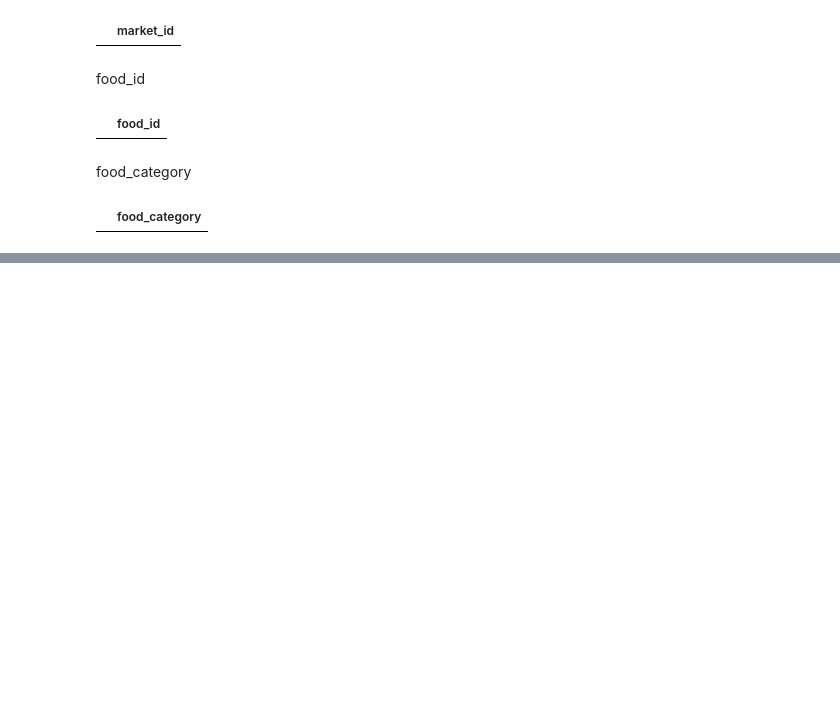
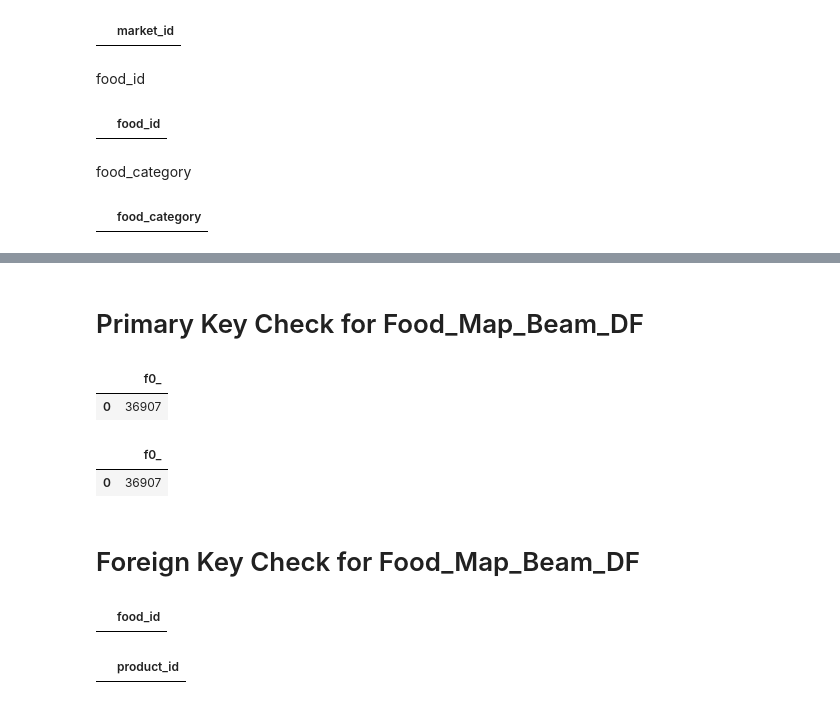
Before and after one commit to anarod1711/Bme-ase, a Jupyter notebook: USDA_ERS_modeled.ipynb, the cells around one changed output, grey strips where cells are left out. Drawn from its saved outputs; the diff is of its cells as text; code cells hidden in the pictures; blank space fills up the shorter version.

```diff
--- a/USDA_ERS_modeled.ipynb
+++ b/USDA_ERS_modeled.ipynb
@@ -328,0 +491,34 @@ where gd.division_id is null
+# %% [markdown]
+# Primary Key Check for Food_Map_Beam_DF
+# %%
+%%bigquery
+SELECT count(*) from USDA_ERS_modeled.Food_Map_Beam_DF
+# %% [output]
+|  | f0_ |
+| 0 | 36907 |
+# %%
+%%bigquery
+SELECT count(*) from (SELECT distinct food_id, product_id from USDA_ERS_modeled.Food_Map_Beam_DF)
+# %% [output]
+|  | f0_ |
+| 0 | 36907 |
+# %% [markdown]
+# Foreign Key Check for Food_Map_Beam_DF
+# %%
+%%bigquery
+SELECT m.food_id
+FROM USDA_ERS_modeled.Food_Map_Beam_DF m
+LEFT OUTER JOIN USDA_ERS_modeled.Foods f
+ON m.food_id = f.food_id
+WHERE f.food_id IS NULL
+# %% [output]
+|  | food_id |
+# %%
+%%bigquery
+SELECT m.product_id
+FROM USDA_ERS_modeled.Food_Map_Beam_DF m
+LEFT OUTER JOIN instacart_modeled.Products p
+ON m.product_id = p.product_id
+WHERE p.product_id IS NULL
+# %% [output]
+|  | product_id |
```
Also changed, not shown: parts of 48 cells of this notebook, 7 other files.
